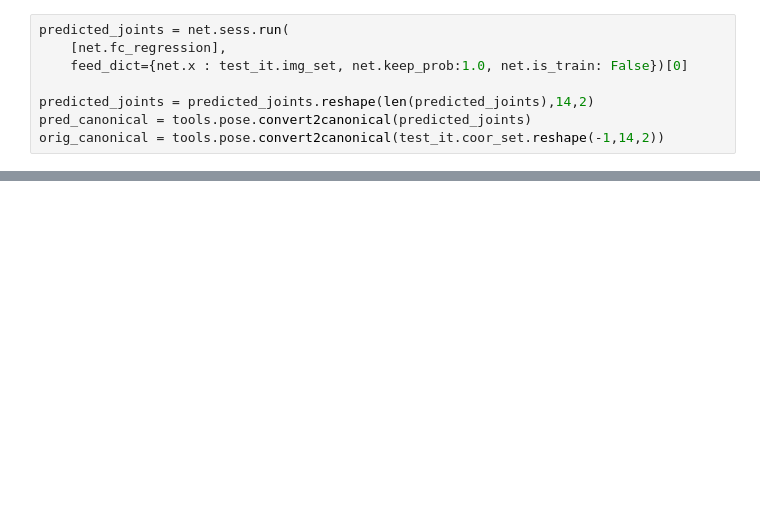
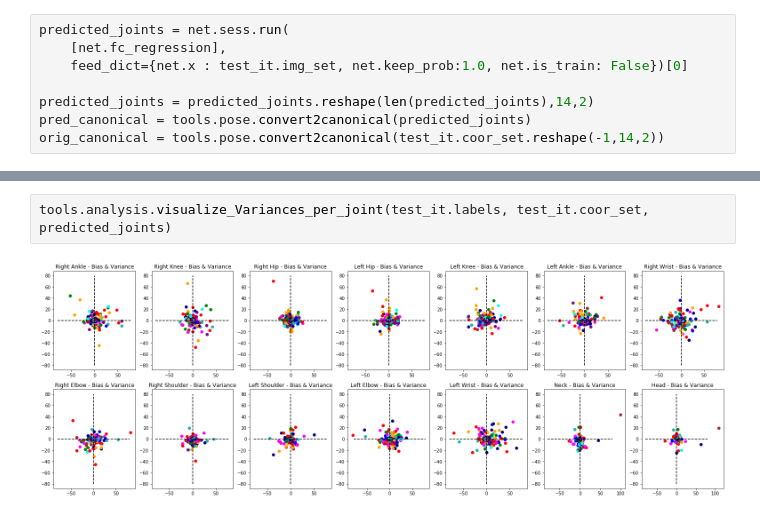
Before and after one commit to Hahnnz/Human_Pose_MET_Score_Estimation, a Jupyter notebook: Analysis_Result.ipynb, the cells around one changed output, grey strips where cells are left out. Saved outputs shown, nothing was run; the diff lists cells and outputs as text; blank space fills up the shorter version.

```diff
--- a/Analysis_Result.ipynb
+++ b/Analysis_Result.ipynb
@@ -204,0 +45,4 @@ for idx, img in enumerate(class_pred_result):
+# %%
+tools.analysis.visualize_Variances_per_joint(test_it.labels, test_it.coor_set, predicted_joints)
+# %% [output]
+[figure, added]
```
Also changed, not shown: parts of 14 cells of this notebook.
